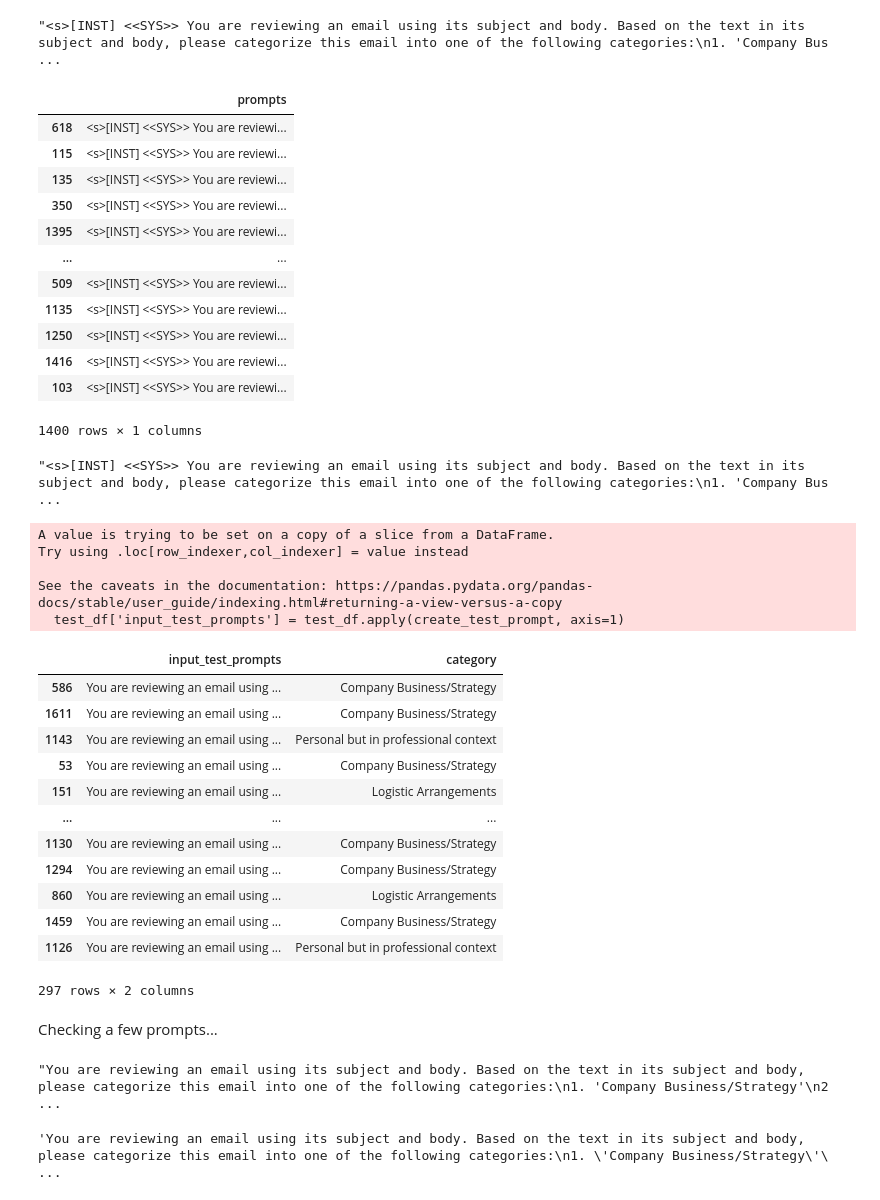
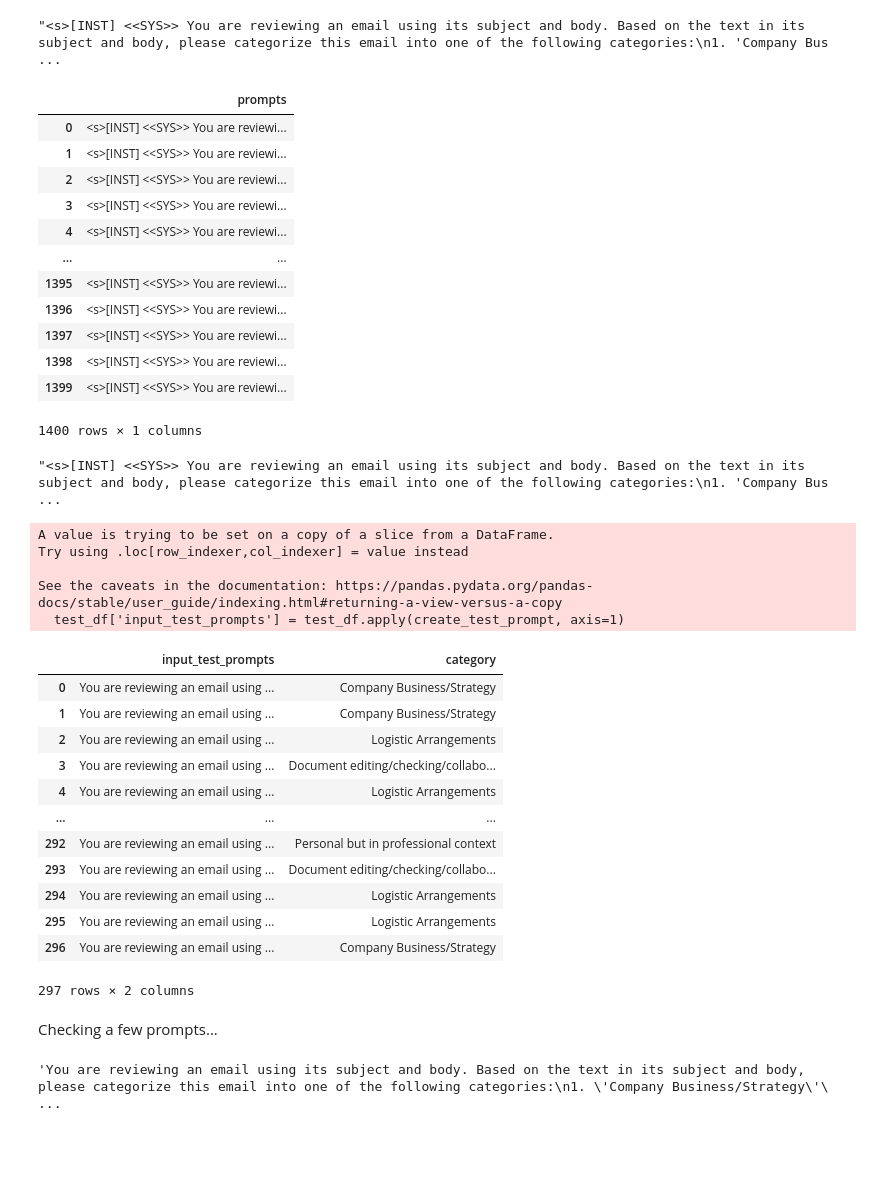
Before and after one commit to neelblabla/large_language_models_for_processing_emails, a Jupyter notebook: 1_data_preparation_and_eda/2_labeled_df_for_finetuning_without_RE.ipynb, the cells around one changed output. Drawn from its saved outputs; the diff is of its cells as text; code cells hidden in the pictures; blank space fills up the shorter version.

Commit message:
re-modified prompts

```diff
--- a/1_data_preparation_and_eda/2_labeled_df_for_finetuning_without_RE.ipynb
+++ b/1_data_preparation_and_eda/2_labeled_df_for_finetuning_without_RE.ipynb
@@ -137,23 +138,23 @@ See the caveats in the documentation: https://pandas.pydata.org/pandas-docs/stab
 # %%
 # creating training dataset
 prompts_df = pd.DataFrame(columns=['prompts'])
 prompts_df['prompts'] = train_df['prompts'].astype(str)
 prompts_df = prompts_df.drop(prompts_df[prompts_df['prompts'] == 'nan'].index)
-prompts_df.reset_index()
+prompts_df.reset_index(drop=True, inplace=True)
 prompts_df.to_csv('prompts_train.csv', index=False)
 prompts_df
 # %% [output]
 |  | prompts |
-| 618 | <s>[INST] <<SYS>> You are reviewi... |
-| 115 | <s>[INST] <<SYS>> You are reviewi... |
-| 135 | <s>[INST] <<SYS>> You are reviewi... |
-| 350 | <s>[INST] <<SYS>> You are reviewi... |
+| 0 | <s>[INST] <<SYS>> You are reviewi... |
+| 1 | <s>[INST] <<SYS>> You are reviewi... |
+| 2 | <s>[INST] <<SYS>> You are reviewi... |
+| 3 | <s>[INST] <<SYS>> You are reviewi... |
+| 4 | <s>[INST] <<SYS>> You are reviewi... |
+| ... | ... |
 | 1395 | <s>[INST] <<SYS>> You are reviewi... |
-| ... | ... |
-| 509 | <s>[INST] <<SYS>> You are reviewi... |
-| 1135 | <s>[INST] <<SYS>> You are reviewi... |
-| 1250 | <s>[INST] <<SYS>> You are reviewi... |
-| 1416 | <s>[INST] <<SYS>> You are reviewi... |
-| 103 | <s>[INST] <<SYS>> You are reviewi... |
+| 1396 | <s>[INST] <<SYS>> You are reviewi... |
+| 1397 | <s>[INST] <<SYS>> You are reviewi... |
+| 1398 | <s>[INST] <<SYS>> You are reviewi... |
+| 1399 | <s>[INST] <<SYS>> You are reviewi... |
 1400 rows × 1 columns
 # %%
@@ -197,7 +198,7 @@ prompts_df_test = pd.DataFrame(columns=['input_test_prompts', 'category'])
 prompts_df_test['input_test_prompts'] = test_df['input_test_prompts'].astype(str)
 prompts_df_test['category'] = test_df['category'].astype(str)
 prompts_df_test = prompts_df_test.drop(prompts_df_test[prompts_df_test['input_test_prompts'] == 'nan'].index)
-prompts_df_test.reset_index()
+prompts_df_test.reset_index(drop=True, inplace=True)
 prompts_df_test.to_csv('prompts_test.csv', index=False)
 prompts_df_test
 # %% [output]
@@ -207,22 +208,18 @@ Try using .loc[row_indexer,col_indexer] = value instead
 See the caveats in the documentation: https://pandas.pydata.org/pandas-docs/stable/user_guide/indexing.html#returning-a-view-versus-a-copy
   test_df['input_test_prompts'] = test_df.apply(create_test_prompt, axis=1)
 |  | input_test_prompts | category |
-| 586 | You are reviewing an email using ... | Company Business/Strategy |
-| 1611 | You are reviewing an email using ... | Company Business/Strategy |
-| 1143 | You are reviewing an email using ... | Personal but in professional context |
-| 53 | You are reviewing an email using ... | Company Business/Strategy |
-| 151 | You are reviewing an email using ... | Logistic Arrangements |
+| 0 | You are reviewing an email using ... | Company Business/Strategy |
+| 1 | You are reviewing an email using ... | Company Business/Strategy |
+| 2 | You are reviewing an email using ... | Logistic Arrangements |
+| 3 | You are reviewing an email using ... | Document editing/checking/collabo... |
+| 4 | You are reviewing an email using ... | Logistic Arrangements |
 | ... | ... | ... |
-| 1130 | You are reviewing an email using ... | Company Business/Strategy |
-| 1294 | You are reviewing an email using ... | Company Business/Strategy |
-| 860 | You are reviewing an email using ... | Logistic Arrangements |
-| 1459 | You are reviewing an email using ... | Company Business/Strategy |
-| 1126 | You are reviewing an email using ... | Personal but in professional context |
+| 292 | You are reviewing an email using ... | Personal but in professional context |
+| 293 | You are reviewing an email using ... | Document editing/checking/collabo... |
+| 294 | You are reviewing an email using ... | Logistic Arrangements |
+| 295 | You are reviewing an email using ... | Logistic Arrangements |
+| 296 | You are reviewing an email using ... | Company Business/Strategy |
 297 rows × 2 columns
 # %% [markdown]
 Checking a few prompts...
-# %%
-prompts_df_test['input_test_prompts'][1459]
-# %% [output]
-"You are reviewing an email using its subject and body. Based on the text in its subject and body, please categorize this email into one of the following categories:\n1. 'Company Business/Strategy'\n2 ...
 # %%
```
Also changed, not shown: parts of 3 cells of this notebook, 4 other files.
